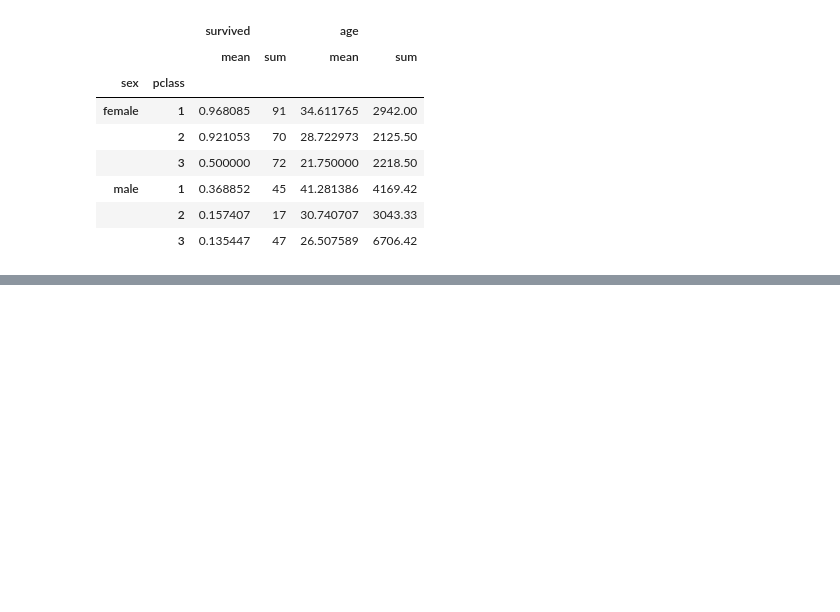
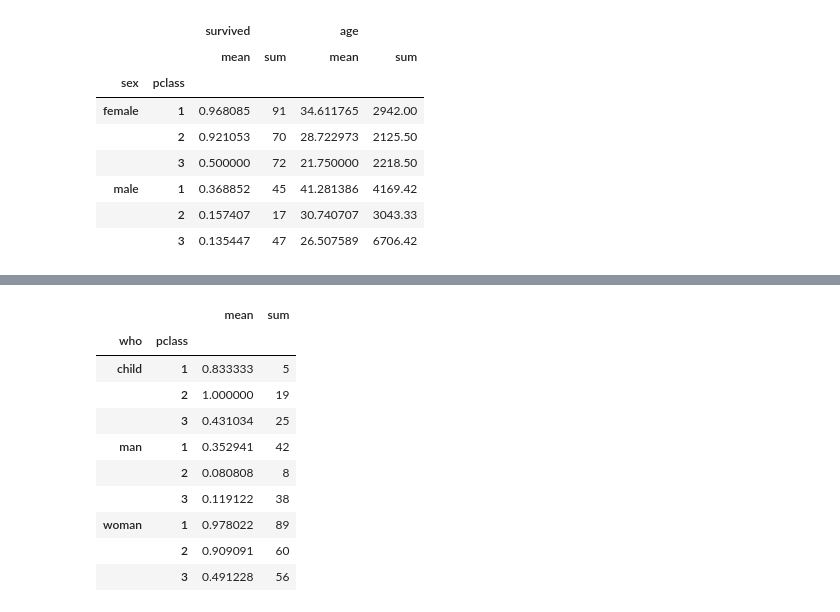
Before and after one commit to froggy-hyun/pandas_note, a Jupyter notebook: 06. Groupby와 Pivot table(with타이타닉호 데이터).ipynb, the cells around one changed output, grey strips where cells are left out. Cells and saved outputs as stored; diff of their text form; code cells hidden in the pictures; blank space fills up the shorter version.

```diff
--- a/06. Groupby와 Pivot table(with타이타닉호 데이터).ipynb
+++ b/06. Groupby와 Pivot table(with타이타닉호 데이터).ipynb
@@ -333,0 +438,14 @@ df.groupby(['sex', 'pclass'])[['survived', 'age']].agg(['mean', 'sum'])
+# %%
+sample.groupby(['who', 'pclass'])['survived'].agg(['mean', 'sum'])
+# %% [output]
+|  |  | mean | sum |
+| who | pclass |  |  |
+| child | 1 | 0.833333 | 5 |
+|  | 2 | 1.000000 | 19 |
+|  | 3 | 0.431034 | 25 |
+| man | 1 | 0.352941 | 42 |
+|  | 2 | 0.080808 | 8 |
+|  | 3 | 0.119122 | 38 |
+| woman | 1 | 0.978022 | 89 |
+|  | 2 | 0.909091 | 60 |
+|  | 3 | 0.491228 | 56 |
```
Also changed, not shown: parts of 21 cells of this notebook.
